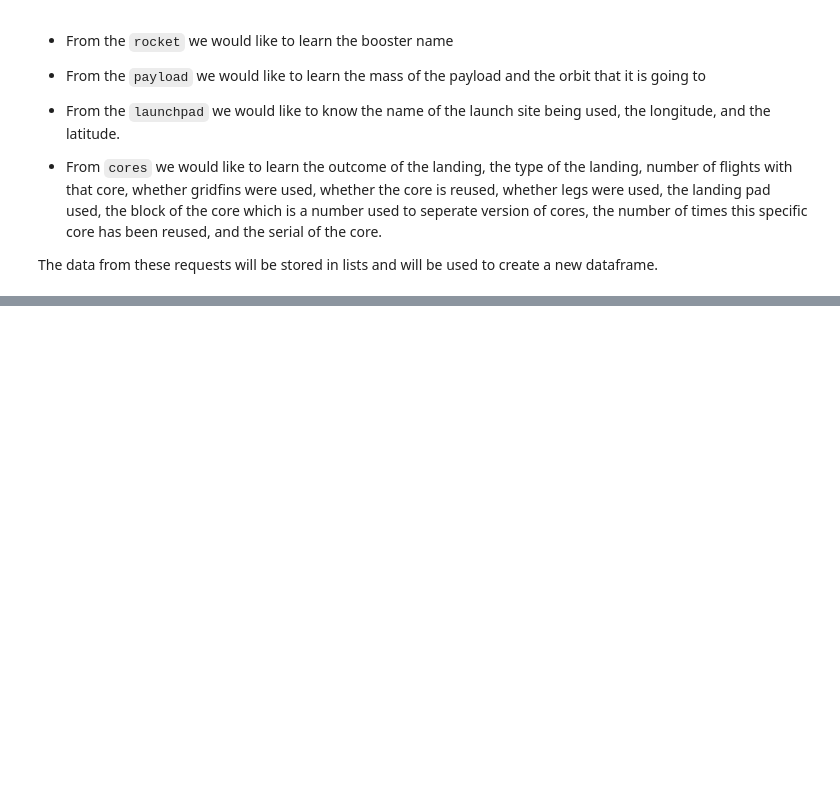
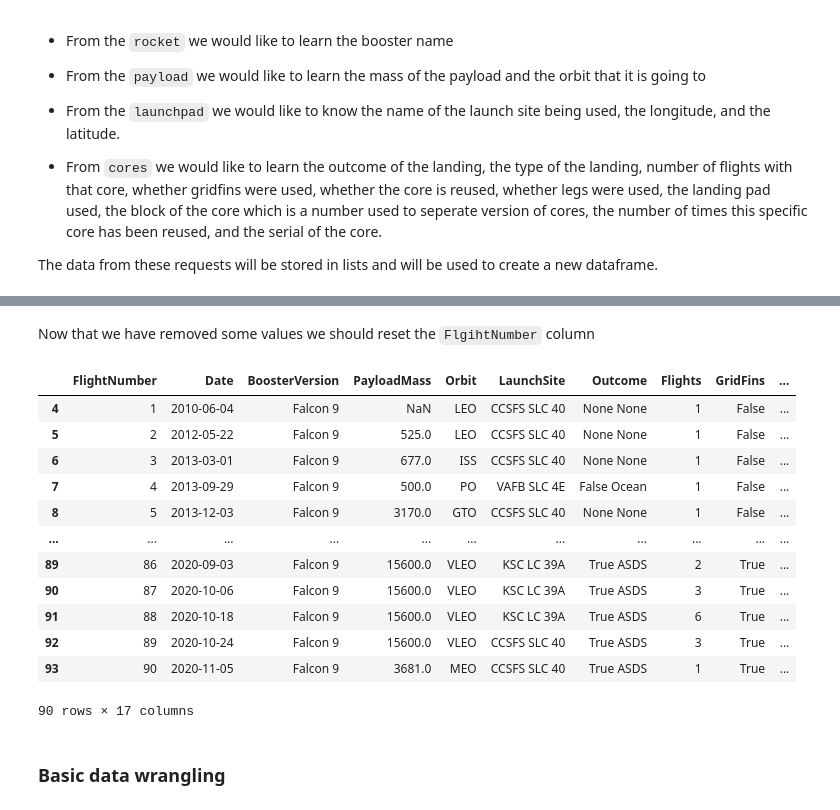
Before and after one commit to AbhishekDaniel1411/IBM_Data_Science_Professional_Certificate, a Jupyter notebook: Capstone_project/falcon9_landing_prediction/Data_collection_API_falcon9.ipynb, the cells around one changed output, grey strips where cells are left out. Saved outputs shown, nothing was run; the diff lists cells and outputs as text; code cells hidden in the pictures; blank space fills up the shorter version.

```diff
--- a/Capstone_project/falcon9_landing_prediction/Data_collection_API_falcon9.ipynb
+++ b/Capstone_project/falcon9_landing_prediction/Data_collection_API_falcon9.ipynb
@@ -103,7 +108,7 @@ data = data[data['cores'].map(len)==1]
 data = data[data['payloads'].map(len)==1]
 
 # Since payloads and cores are lists of size 1 we will also extract the single value in the list and replace the feature.
-data['cores'] = data['cores'].map(lambda x : x[0]).map(lambda x: x['core'])
+data['cores'] = data['cores'].map(lambda x : x[0])
 data['payloads'] = data['payloads'].map(lambda x : x[0])
 
 # We also want to convert the date_utc to a datetime datatype and then extracting the date leaving the time
@@ -170,3 +173,5 @@ launch_dict = {'FlightNumber': list(data['flight_number']),
 'Serial':Serial,
 'Longitude': Longitude,
 'Latitude': Latitude}
+# %%
+launch_df = pd.DataFrame(launch_dict)
@@ -172,0 +193,4 @@ launch_dict = {'FlightNumber': list(data['flight_number']),
+# %%
+data_falcon9 = launch_df[launch_df['BoosterVersion'] != 'Falcon 1']
+
+data_falcon9.head()
@@ -172,0 +204,21 @@ launch_dict = {'FlightNumber': list(data['flight_number']),
+# %% [markdown]
+Now that we have removed some values we should reset the <code>FlgihtNumber</code> column
+# %%
+data_falcon9.loc[:,'FlightNumber'] = list(range(1, data_falcon9.shape[0]+1))
+data_falcon9
+# %% [output]
+|  | FlightNumber | Date | BoosterVersion | PayloadMass | Orbit | LaunchSite | Outcome | Flights | GridFins | ... |
+| 4 | 1 | 2010-06-04 | Falcon 9 | NaN | LEO | CCSFS SLC 40 | None None | 1 | False | ... |
+| 5 | 2 | 2012-05-22 | Falcon 9 | 525.0 | LEO | CCSFS SLC 40 | None None | 1 | False | ... |
+| 6 | 3 | 2013-03-01 | Falcon 9 | 677.0 | ISS | CCSFS SLC 40 | None None | 1 | False | ... |
+| 7 | 4 | 2013-09-29 | Falcon 9 | 500.0 | PO | VAFB SLC 4E | False Ocean | 1 | False | ... |
+| 8 | 5 | 2013-12-03 | Falcon 9 | 3170.0 | GTO | CCSFS SLC 40 | None None | 1 | False | ... |
+| ... | ... | ... | ... | ... | ... | ... | ... | ... | ... | ... |
+| 89 | 86 | 2020-09-03 | Falcon 9 | 15600.0 | VLEO | KSC LC 39A | True ASDS | 2 | True | ... |
+| 90 | 87 | 2020-10-06 | Falcon 9 | 15600.0 | VLEO | KSC LC 39A | True ASDS | 3 | True | ... |
+| 91 | 88 | 2020-10-18 | Falcon 9 | 15600.0 | VLEO | KSC LC 39A | True ASDS | 6 | True | ... |
+| 92 | 89 | 2020-10-24 | Falcon 9 | 15600.0 | VLEO | CCSFS SLC 40 | True ASDS | 3 | True | ... |
+| 93 | 90 | 2020-11-05 | Falcon 9 | 3681.0 | MEO | CCSFS SLC 40 | True ASDS | 1 | True | ... |
+90 rows × 17 columns
+# %% [markdown]
+### Basic data wrangling
```
Also changed, not shown: parts of 16 cells of this notebook.
